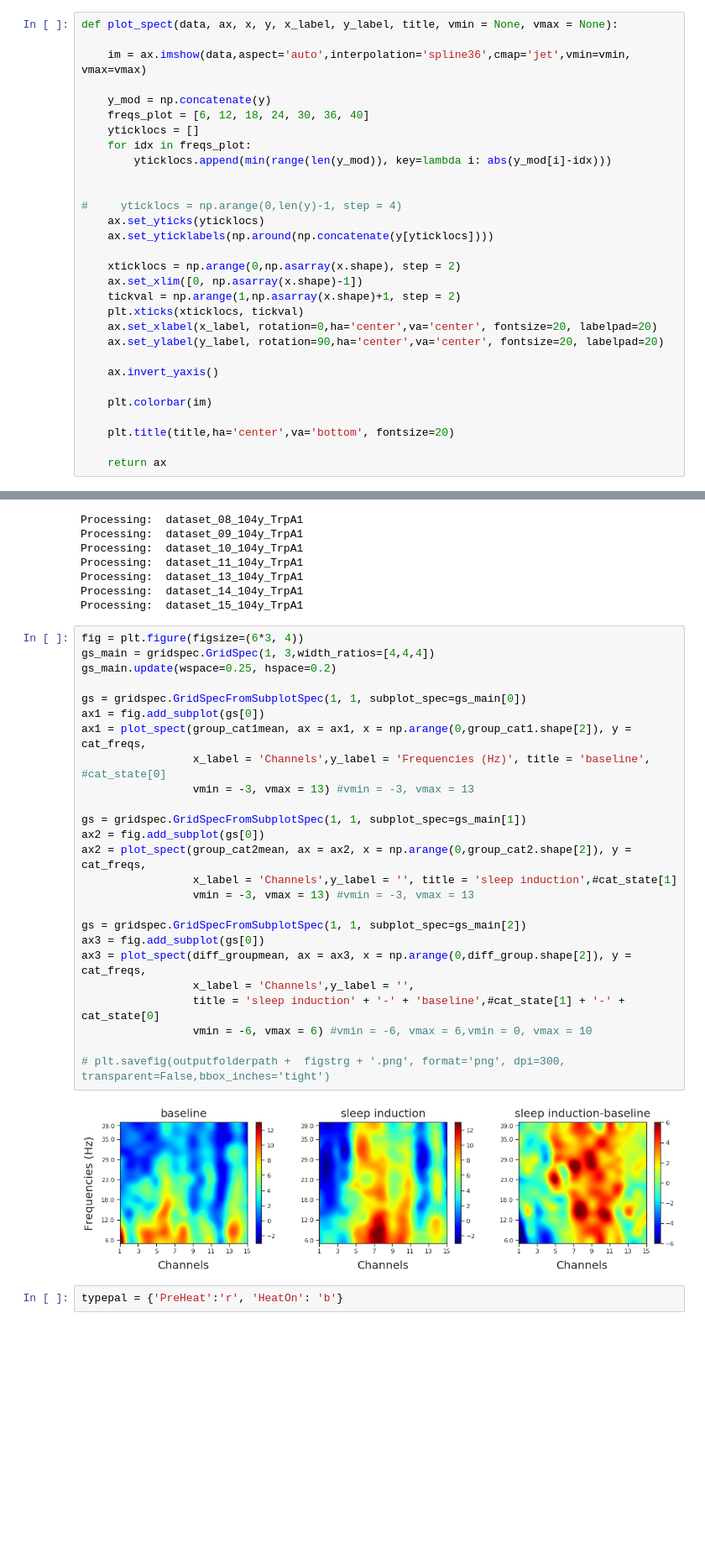
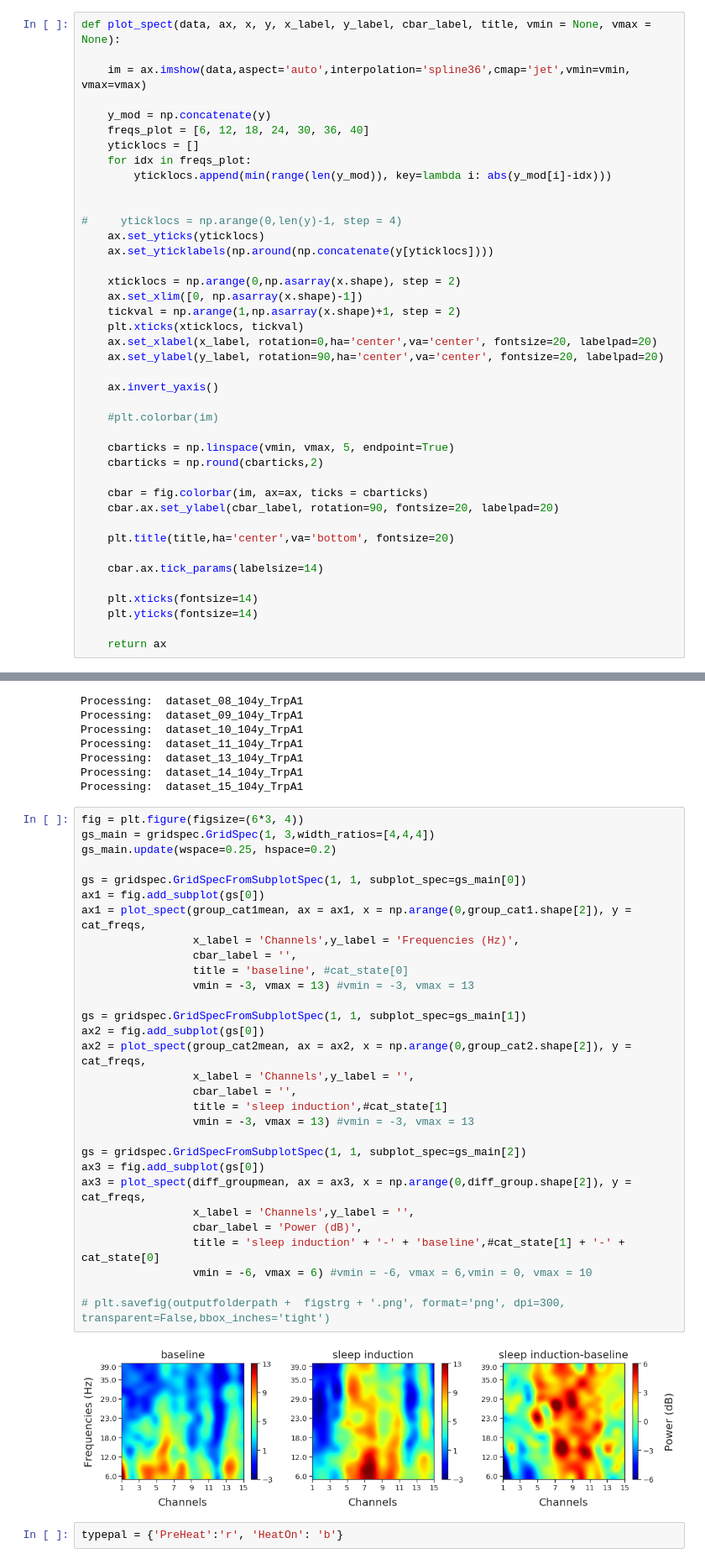
Before and after one commit to SridharJagannathan/drosSleepStages_SciAdvances2023, a Jupyter notebook: Scripts/notebooks/SupplFigure7_stats_multiChannelSpectrum_thermogenetic.ipynb, the cells around one changed output, grey strips where cells are left out. Shown: that part at 84% size. Saved outputs shown, nothing was run; the diff lists cells and outputs as text; blank space fills up the shorter version.

Commit message:
updated for label changes, additional debug info, paper doi

```diff
--- a/Scripts/notebooks/SupplFigure7_stats_multiChannelSpectrum_thermogenetic.ipynb
+++ b/Scripts/notebooks/SupplFigure7_stats_multiChannelSpectrum_thermogenetic.ipynb
@@ -120,7 +120,7 @@ def computegrpdata(basefilelist):
     return diff_group,group_cat1,group_cat1size,group_cat2,group_cat2size,group_cat3,group_cat3size,\
            group_cat1mean,group_cat2mean,group_cat3mean,diff_groupmean, n_subjects, cat_freqs
 # %%
-def plot_spect(data, ax, x, y, x_label, y_label, title, vmin = None, vmax = None):
+def plot_spect(data, ax, x, y, x_label, y_label, cbar_label, title, vmin = None, vmax = None):
 
     im = ax.imshow(data,aspect='auto',interpolation='spline36',cmap='jet',vmin=vmin, vmax=vmax)
 
@@ -144,10 +144,21 @@ def plot_spect(data, ax, x, y, x_label, y_label, title, vmin = None, vmax = None
 
     ax.invert_yaxis()
 
-    plt.colorbar(im)
+    #plt.colorbar(im)
+
+    cbarticks = np.linspace(vmin, vmax, 5, endpoint=True)
+    cbarticks = np.round(cbarticks,2)
+
+    cbar = fig.colorbar(im, ax=ax, ticks = cbarticks)
+    cbar.ax.set_ylabel(cbar_label, rotation=90, fontsize=20, labelpad=20)
 
     plt.title(title,ha='center',va='bottom', fontsize=20)
 
+    cbar.ax.tick_params(labelsize=14)
+
+    plt.xticks(fontsize=14)
+    plt.yticks(fontsize=14)
+
     return ax
 # %%
 def computestats(diff_group, n_subjects):
@@ -380,30 +391,35 @@ Processing:  dataset_15_104y_TrpA1
 # %%
 fig = plt.figure(figsize=(6*3, 4))
 gs_main = gridspec.GridSpec(1, 3,width_ratios=[4,4,4])
 gs_main.update(wspace=0.25, hspace=0.2)
 
 gs = gridspec.GridSpecFromSubplotSpec(1, 1, subplot_spec=gs_main[0])
 ax1 = fig.add_subplot(gs[0])
 ax1 = plot_spect(group_cat1mean, ax = ax1, x = np.arange(0,group_cat1.shape[2]), y = cat_freqs,
-                 x_label = 'Channels',y_label = 'Frequencies (Hz)', title = 'baseline', #cat_state[0]
+                 x_label = 'Channels',y_label = 'Frequencies (Hz)',
+                 cbar_label = '',
+                 title = 'baseline', #cat_state[0]
                  vmin = -3, vmax = 13) #vmin = -3, vmax = 13
 
 gs = gridspec.GridSpecFromSubplotSpec(1, 1, subplot_spec=gs_main[1])
 ax2 = fig.add_subplot(gs[0])
 ax2 = plot_spect(group_cat2mean, ax = ax2, x = np.arange(0,group_cat2.shape[2]), y = cat_freqs,
-                 x_label = 'Channels',y_label = '', title = 'sleep induction',#cat_state[1]
+                 x_label = 'Channels',y_label = '',
+                 cbar_label = '',
+                 title = 'sleep induction',#cat_state[1]
                  vmin = -3, vmax = 13) #vmin = -3, vmax = 13
 
 gs = gridspec.GridSpecFromSubplotSpec(1, 1, subplot_spec=gs_main[2])
 ax3 = fig.add_subplot(gs[0])
 ax3 = plot_spect(diff_groupmean, ax = ax3, x = np.arange(0,diff_group.shape[2]), y = cat_freqs,
                  x_label = 'Channels',y_label = '',
+                 cbar_label = 'Power (dB)',
                  title = 'sleep induction' + '-' + 'baseline',#cat_state[1] + '-' + cat_state[0]
                  vmin = -6, vmax = 6) #vmin = -6, vmax = 6,vmin = 0, vmax = 10
 
 # plt.savefig(outputfolderpath +  figstrg + '.png', format='png', dpi=300, transparent=False,bbox_inches='tight')
 # %% [output]
-[figure, old version]
+[figure, new version]
 # %%
 typepal = {'PreHeat':'r', 'HeatOn': 'b'}
 # %%
```
Also changed, not shown: parts of 3 cells of this notebook, 4 other files.
